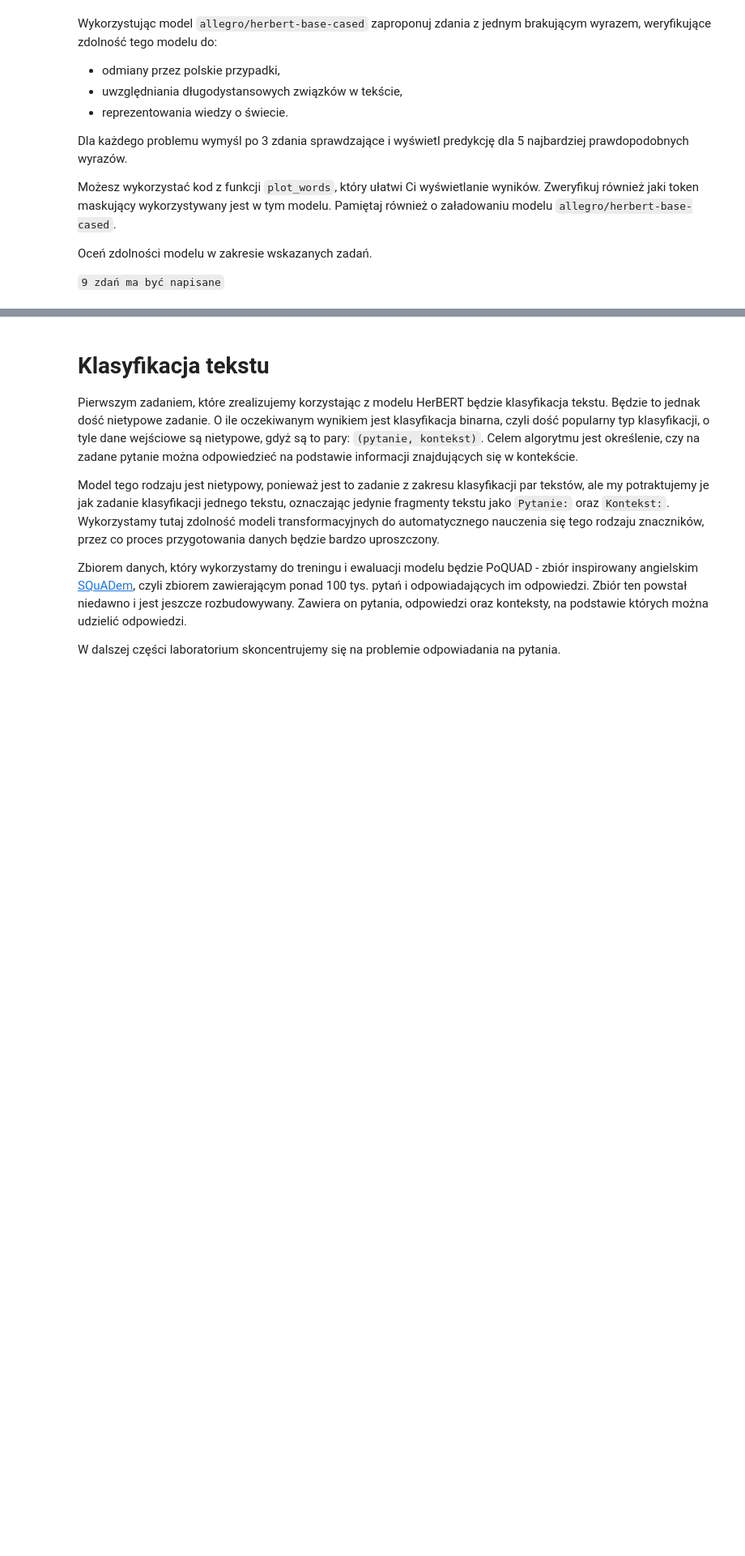
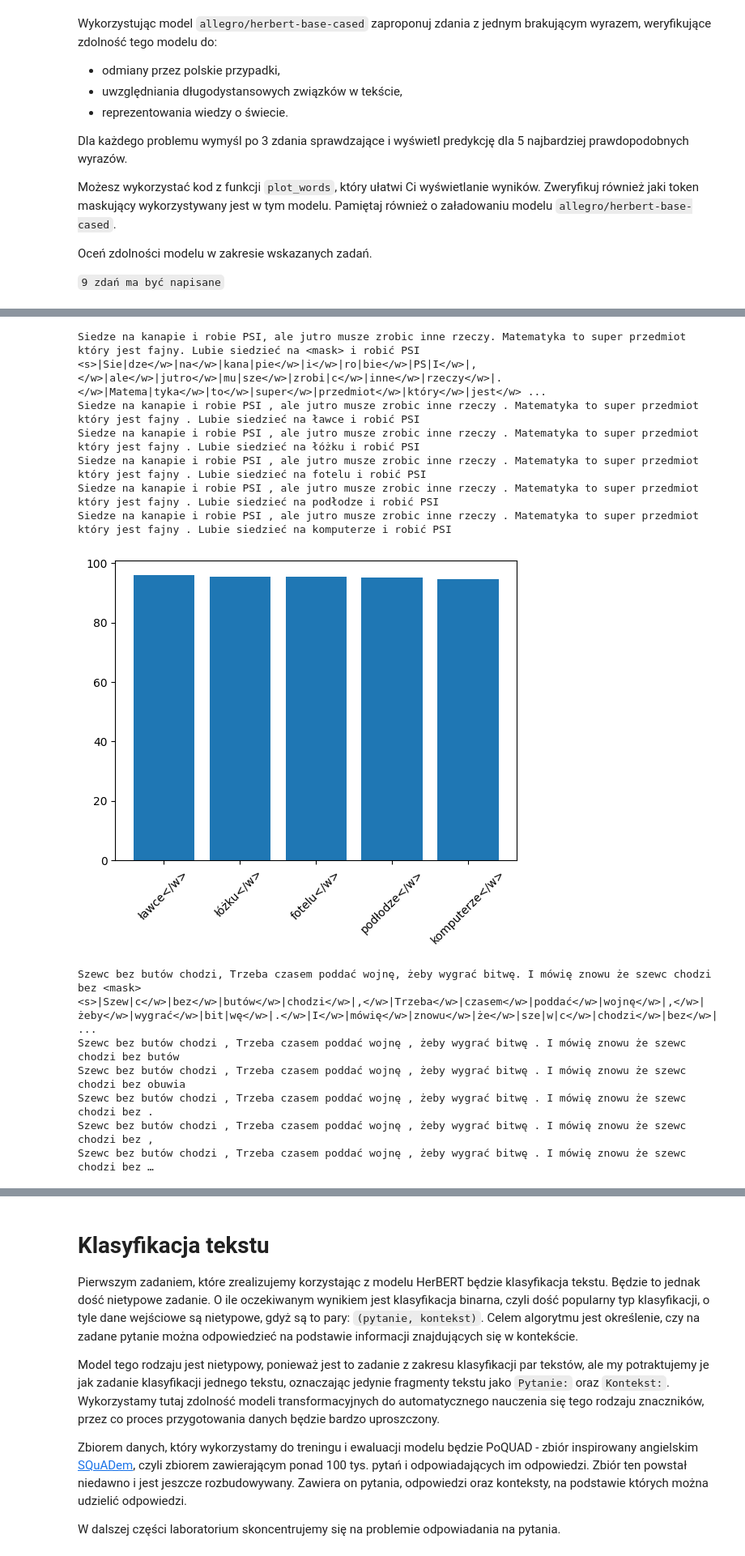
Before and after one commit to barszu/PSI, a Jupyter notebook: lab5/lab_5.ipynb, the cells around one changed output, grey strips where cells are left out. Shown at 81% size. Saved outputs shown, nothing was run; the diff lists cells and outputs as text; code cells hidden in the pictures; blank space fills up the shorter version.

```diff
--- a/lab5/lab_5.ipynb
+++ b/lab5/lab_5.ipynb
@@ -231,0 +454,27 @@ def plot_words(sentence, word_model, word_tokenizer, mask="[MASK]"):
+# %%
+# wstawienie, uwzględniania długodystansowych związków w tekście
+sentences = [
+    "Siedze na kanapie i robie PSI, ale jutro musze zrobic inne rzeczy. Matematyka to super przedmiot który jest fajny. Lubie siedzieć na <mask> i robić PSI",
+    "Szewc bez butów chodzi, Trzeba czasem poddać wojnę, żeby wygrać bitwę. I mówię znowu że szewc chodzi bez <mask>",
+    "Jak to jest móc podziwiać twórcę wybitnego, człowieka orkiestrę?. Złamałem twój obojczyk, to osłabi twój obojczyk. Twórca <mask> średnio uzdolniony to"
+]
+
+for s in sentences:
+  print(s)
+  plot_words(s, allegro_model, allegro_tokenizer)
+# %% [output]
+Siedze na kanapie i robie PSI, ale jutro musze zrobic inne rzeczy. Matematyka to super przedmiot który jest fajny. Lubie siedzieć na <mask> i robić PSI
+<s>|Sie|dze</w>|na</w>|kana|pie</w>|i</w>|ro|bie</w>|PS|I</w>|,</w>|ale</w>|jutro</w>|mu|sze</w>|zrobi|c</w>|inne</w>|rzeczy</w>|.</w>|Matema|tyka</w>|to</w>|super</w>|przedmiot</w>|który</w>|jest</w> ...
+Siedze na kanapie i robie PSI , ale jutro musze zrobic inne rzeczy . Matematyka to super przedmiot który jest fajny . Lubie siedzieć na ławce i robić PSI
+Siedze na kanapie i robie PSI , ale jutro musze zrobic inne rzeczy . Matematyka to super przedmiot który jest fajny . Lubie siedzieć na łóżku i robić PSI
+Siedze na kanapie i robie PSI , ale jutro musze zrobic inne rzeczy . Matematyka to super przedmiot który jest fajny . Lubie siedzieć na fotelu i robić PSI
+Siedze na kanapie i robie PSI , ale jutro musze zrobic inne rzeczy . Matematyka to super przedmiot który jest fajny . Lubie siedzieć na podłodze i robić PSI
+Siedze na kanapie i robie PSI , ale jutro musze zrobic inne rzeczy . Matematyka to super przedmiot który jest fajny . Lubie siedzieć na komputerze i robić PSI
+[figure, added]
+Szewc bez butów chodzi, Trzeba czasem poddać wojnę, żeby wygrać bitwę. I mówię znowu że szewc chodzi bez <mask>
+<s>|Szew|c</w>|bez</w>|butów</w>|chodzi</w>|,</w>|Trzeba</w>|czasem</w>|poddać</w>|wojnę</w>|,</w>|żeby</w>|wygrać</w>|bit|wę</w>|.</w>|I</w>|mówię</w>|znowu</w>|że</w>|sze|w|c</w>|chodzi</w>|bez</w>| ...
+Szewc bez butów chodzi , Trzeba czasem poddać wojnę , żeby wygrać bitwę . I mówię znowu że szewc chodzi bez butów
+Szewc bez butów chodzi , Trzeba czasem poddać wojnę , żeby wygrać bitwę . I mówię znowu że szewc chodzi bez obuwia
+Szewc bez butów chodzi , Trzeba czasem poddać wojnę , żeby wygrać bitwę . I mówię znowu że szewc chodzi bez .
+Szewc bez butów chodzi , Trzeba czasem poddać wojnę , żeby wygrać bitwę . I mówię znowu że szewc chodzi bez ,
+Szewc bez butów chodzi , Trzeba czasem poddać wojnę , żeby wygrać bitwę . I mówię znowu że szewc chodzi bez …
```
Also changed, not shown: parts of 38 cells of this notebook.
